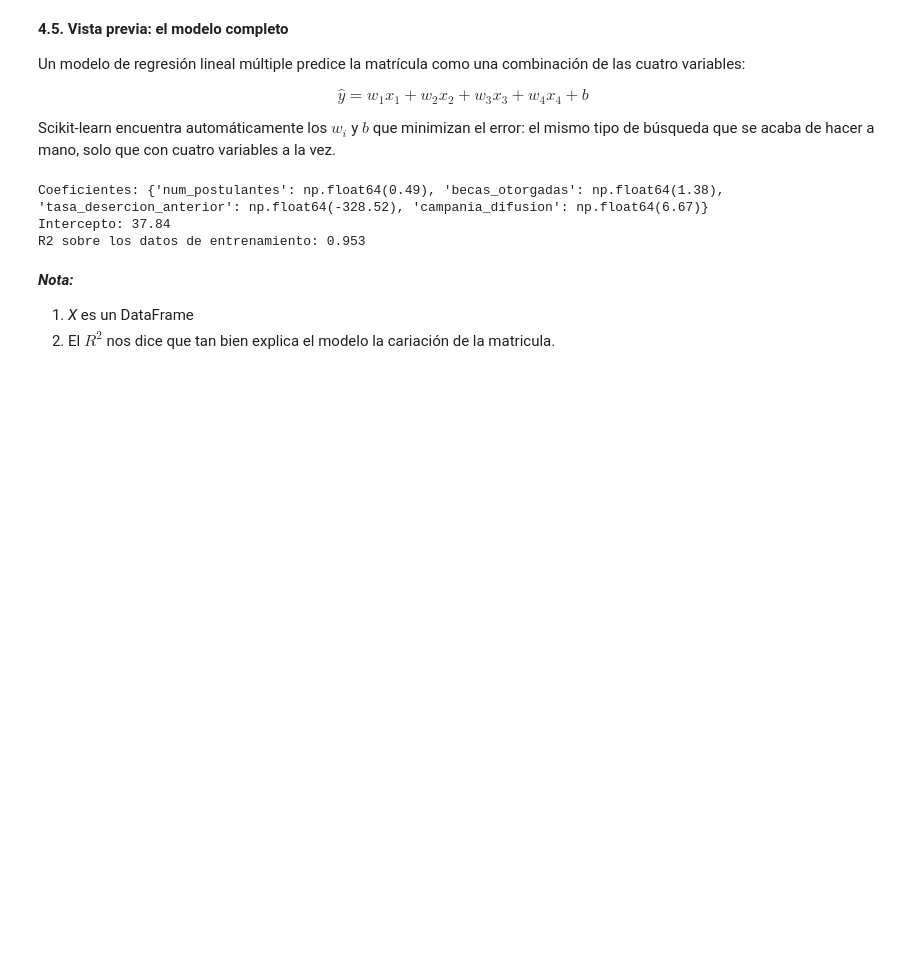
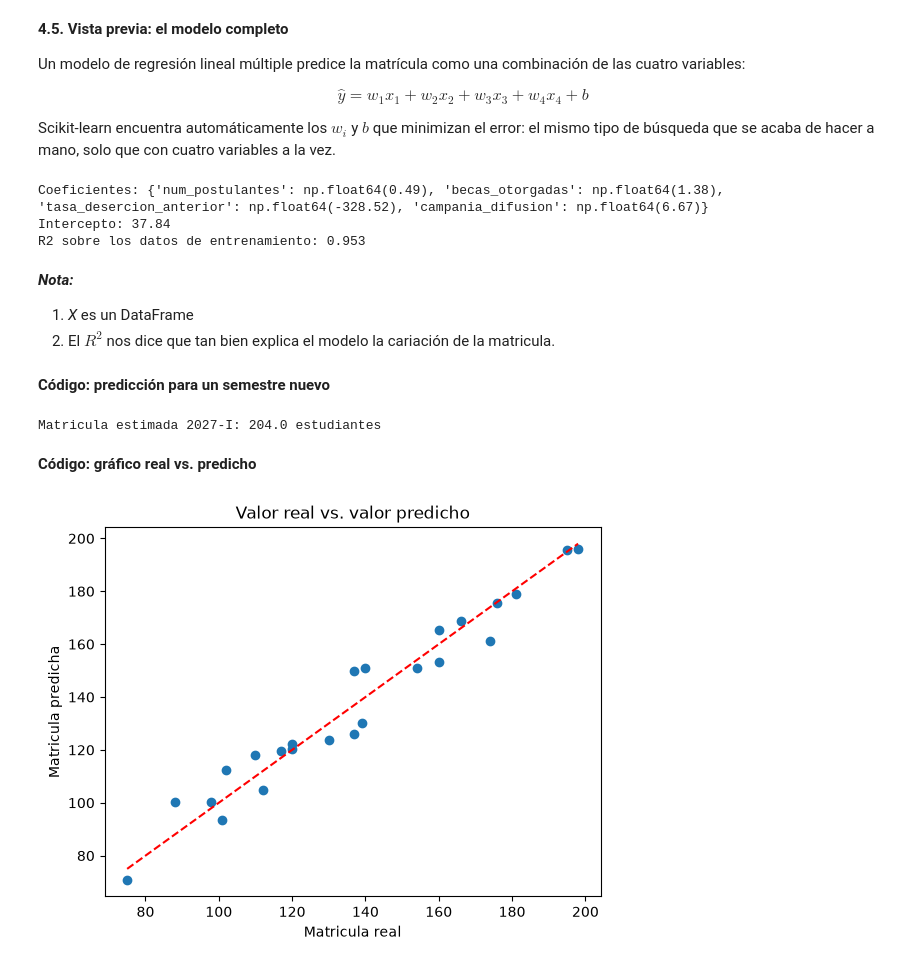
Before and after one commit to dear-alina/IS-484-LAB001-VIERNES-ARANGO, a Jupyter notebook: IS484_Lab03_Arango.ipynb, the cells around one changed output. Drawn from its saved outputs; the diff is of its cells as text; code cells hidden in the pictures; blank space fills up the shorter version.

Commit message:
Agregando Codigo de prediccion y Gráfico

```diff
--- a/IS484_Lab03_Arango.ipynb
+++ b/IS484_Lab03_Arango.ipynb
@@ -167,3 +167,30 @@ R2 sobre los datos de entrenamiento: 0.953
 _**Nota:**_
 1. _X_ es un DataFrame
 2. El $R^2$ nos dice que tan bien explica el modelo la cariación de la matricula.
+# %% [markdown]
+**Código: predicción para un semestre nuevo**
+# %%
+semestre_nuevo = pd.DataFrame([{
+    "num_postulantes": 300,
+    "becas_otorgadas": 30,
+    "tasa_desercion_anterior": 0.09,
+    "campania_difusion": 1,
+}])
+
+prediccion = modelo.predict(semestre_nuevo)
+print("Matricula estimada 2027-I:", round(prediccion[0], 0), "estudiantes")
+# %% [output]
+Matricula estimada 2027-I: 204.0 estudiantes
+# %% [markdown]
+**Código: gráfico real vs. predicho**
+# %%
+predicciones = modelo.predict(X)
+
+plt.scatter(y, predicciones)
+plt.plot([y.min(), y.max()], [y.min(), y.max()], "r--")
+plt.xlabel("Matricula real")
+plt.ylabel("Matricula predicha")
+plt.title("Valor real vs. valor predicho")
+plt.show()
+# %% [output]
+[figure, added]
```
